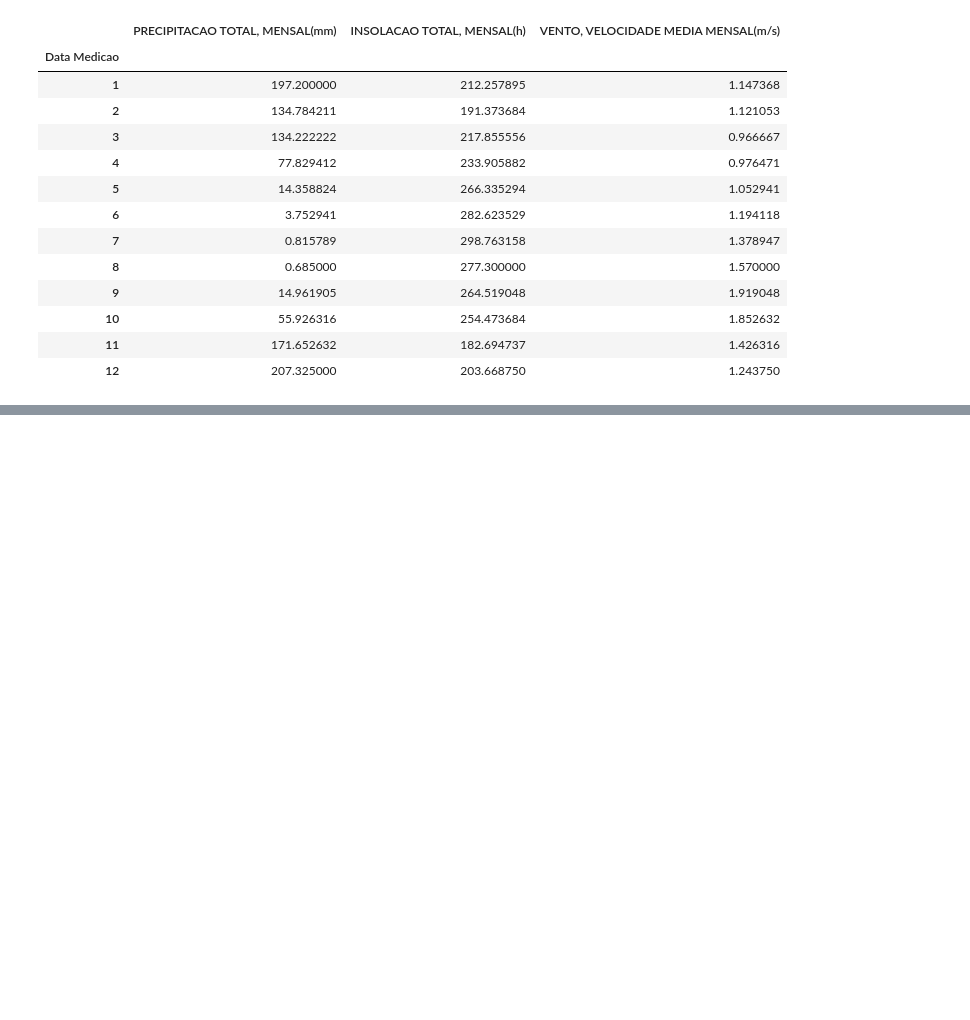
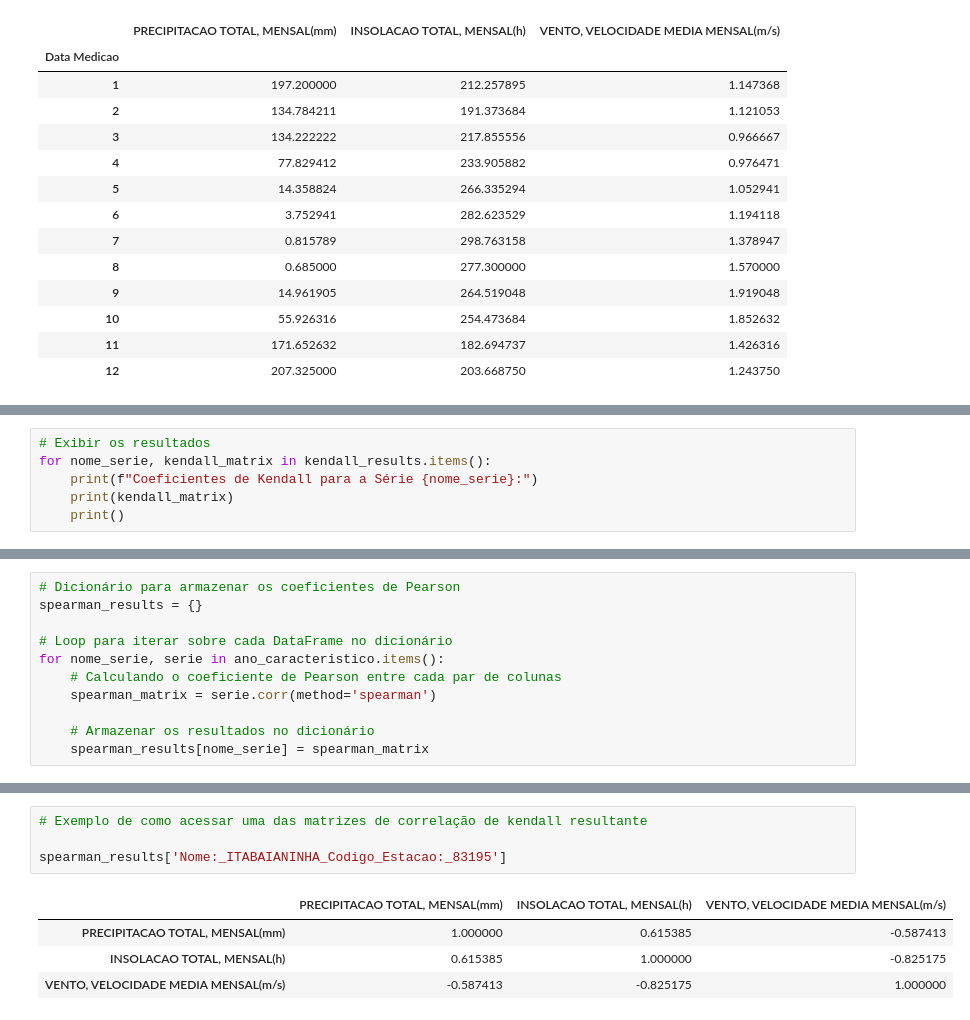
Before and after one commit to maryofcarmo/AULA01, a Jupyter notebook: ICV.ipynb, the cells around one changed output, grey strips where cells are left out. Drawn from its saved outputs; the diff is of its cells as text; blank space fills up the shorter version.

```diff
--- a/ICV.ipynb
+++ b/ICV.ipynb
@@ -222,0 +283,6 @@ ano_caracteristico['Nome:_BARREIRAS_Codigo_Estacao:_83236']
+# %%
+# Exibir os resultados
+for nome_serie, kendall_matrix in kendall_results.items():
+    print(f"Coeficientes de Kendall para a Série {nome_serie}:")
+    print(kendall_matrix)
+    print()
@@ -222,0 +318,11 @@ ano_caracteristico['Nome:_BARREIRAS_Codigo_Estacao:_83236']
+# %%
+# Dicionário para armazenar os coeficientes de Pearson
+spearman_results = {}
+
+# Loop para iterar sobre cada DataFrame no dicionário
+for nome_serie, serie in ano_caracteristico.items():
+    # Calculando o coeficiente de Pearson entre cada par de colunas
+    spearman_matrix = serie.corr(method='spearman')
+
+    # Armazenar os resultados no dicionário
+    spearman_results[nome_serie] = spearman_matrix
@@ -222,0 +353,9 @@ ano_caracteristico['Nome:_BARREIRAS_Codigo_Estacao:_83236']
+# %%
+# Exemplo de como acessar uma das matrizes de correlação de kendall resultante
+
+spearman_results['Nome:_ITABAIANINHA_Codigo_Estacao:_83195']
+# %% [output]
+|  | PRECIPITACAO TOTAL, MENSAL(mm) | INSOLACAO TOTAL, MENSAL(h) | VENTO, VELOCIDADE MEDIA MENSAL(m/s) |
+| PRECIPITACAO TOTAL, MENSAL(mm) | 1.000000 | 0.615385 | -0.587413 |
+| INSOLACAO TOTAL, MENSAL(h) | 0.615385 | 1.000000 | -0.825175 |
+| VENTO, VELOCIDADE MEDIA MENSAL(m/s) | -0.587413 | -0.825175 | 1.000000 |
```
Also changed, not shown: parts of 11 cells of this notebook.
